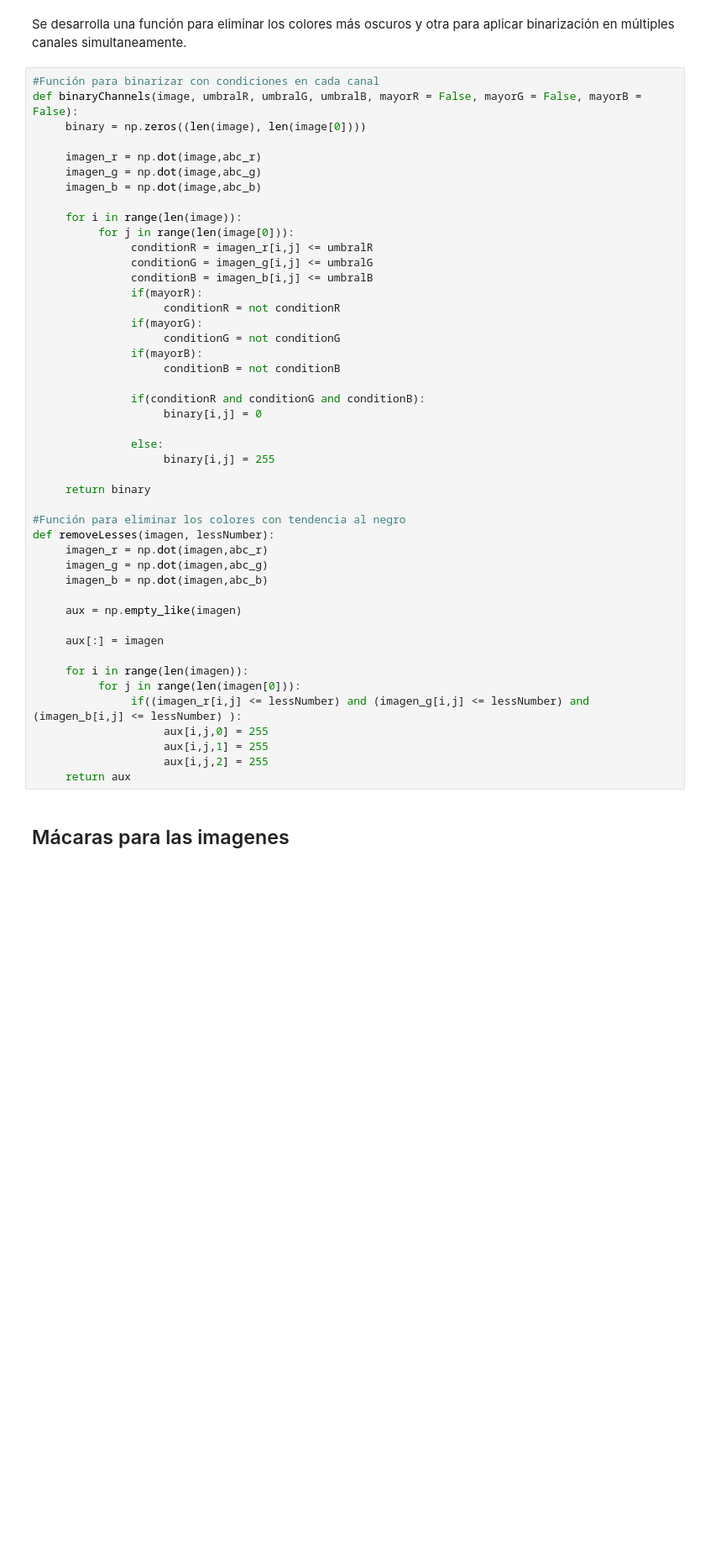
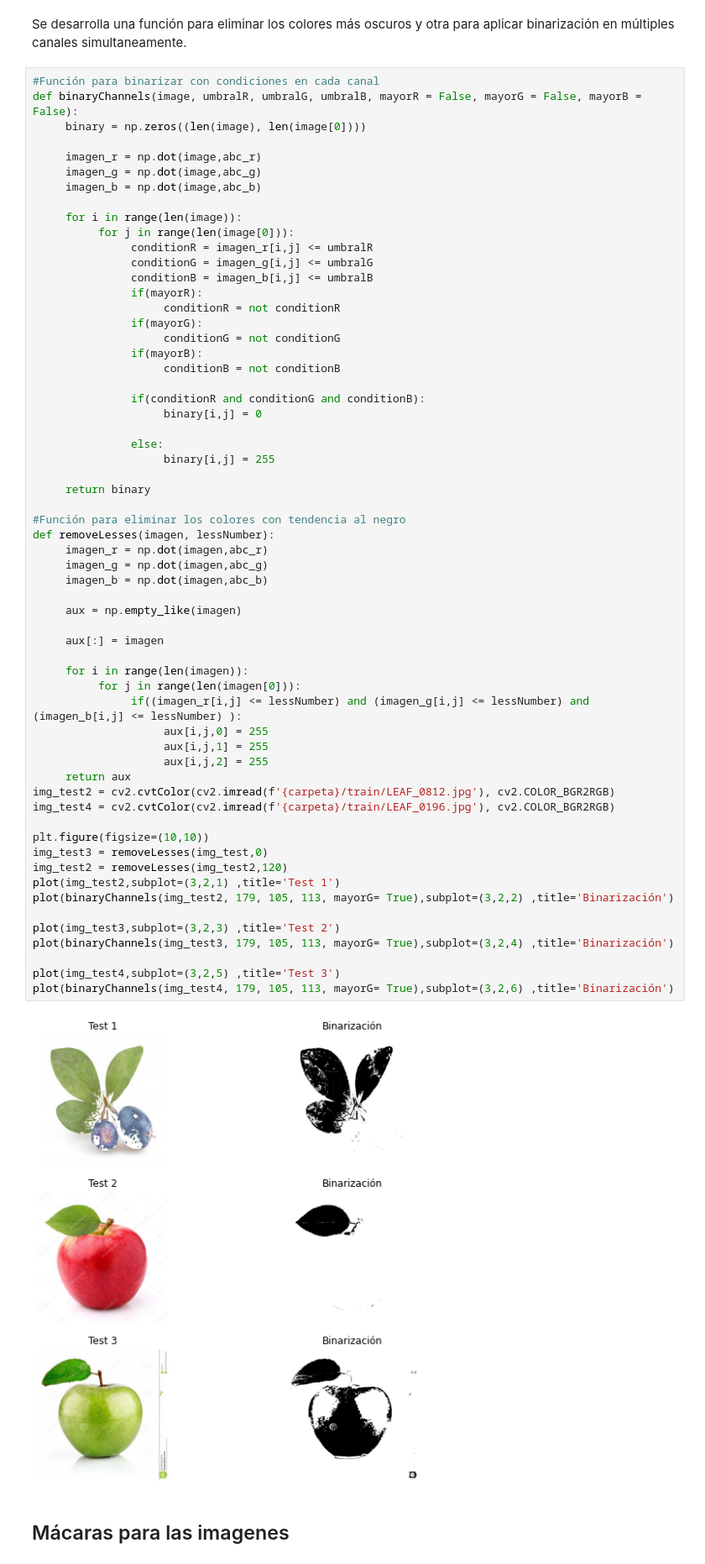
Before and after one commit to aljimenezza/Leaf-Segmentation, a Jupyter notebook: MENA_Extracción_de_hojas_frutales.ipynb, the cells around one changed output. Shown at 84% size. Drawn from its saved outputs; the diff is of its cells as text; blank space fills up the shorter version.

Commit message:
Binarization channels

```diff
--- a/MENA_Extracción_de_hojas_frutales.ipynb
+++ b/MENA_Extracción_de_hojas_frutales.ipynb
@@ -216,33 +216,49 @@ def binaryChannels(image, umbralR, umbralG, umbralB, mayorR = False, mayorG = Fa
                if(mayorG):
                     conditionG = not conditionG
                if(mayorB):
                     conditionB = not conditionB
 
                if(conditionR and conditionG and conditionB):
                     binary[i,j] = 0
 
                else:
                     binary[i,j] = 255
 
      return binary
 
 #Función para eliminar los colores con tendencia al negro
 def removeLesses(imagen, lessNumber):
      imagen_r = np.dot(imagen,abc_r)
      imagen_g = np.dot(imagen,abc_g)
      imagen_b = np.dot(imagen,abc_b)
 
      aux = np.empty_like(imagen)
 
      aux[:] = imagen
 
      for i in range(len(imagen)):
           for j in range(len(imagen[0])):
                if((imagen_r[i,j] <= lessNumber) and (imagen_g[i,j] <= lessNumber) and (imagen_b[i,j] <= lessNumber) ):
                     aux[i,j,0] = 255
                     aux[i,j,1] = 255
                     aux[i,j,2] = 255
      return aux
+img_test2 = cv2.cvtColor(cv2.imread(f'{carpeta}/train/LEAF_0812.jpg'), cv2.COLOR_BGR2RGB)
+img_test4 = cv2.cvtColor(cv2.imread(f'{carpeta}/train/LEAF_0196.jpg'), cv2.COLOR_BGR2RGB)
+
+plt.figure(figsize=(10,10))
+img_test3 = removeLesses(img_test,0)
+img_test2 = removeLesses(img_test2,120)
+plot(img_test2,subplot=(3,2,1) ,title='Test 1')
+plot(binaryChannels(img_test2, 179, 105, 113, mayorG= True),subplot=(3,2,2) ,title='Binarización')
+
+plot(img_test3,subplot=(3,2,3) ,title='Test 2')
+plot(binaryChannels(img_test3, 179, 105, 113, mayorG= True),subplot=(3,2,4) ,title='Binarización')
+
+plot(img_test4,subplot=(3,2,5) ,title='Test 3')
+plot(binaryChannels(img_test4, 179, 105, 113, mayorG= True),subplot=(3,2,6) ,title='Binarización')
+# %% [output]
+[figure, added]
 # %% [markdown]
 ## Mácaras para las imagenes
 # %% [markdown]
```
